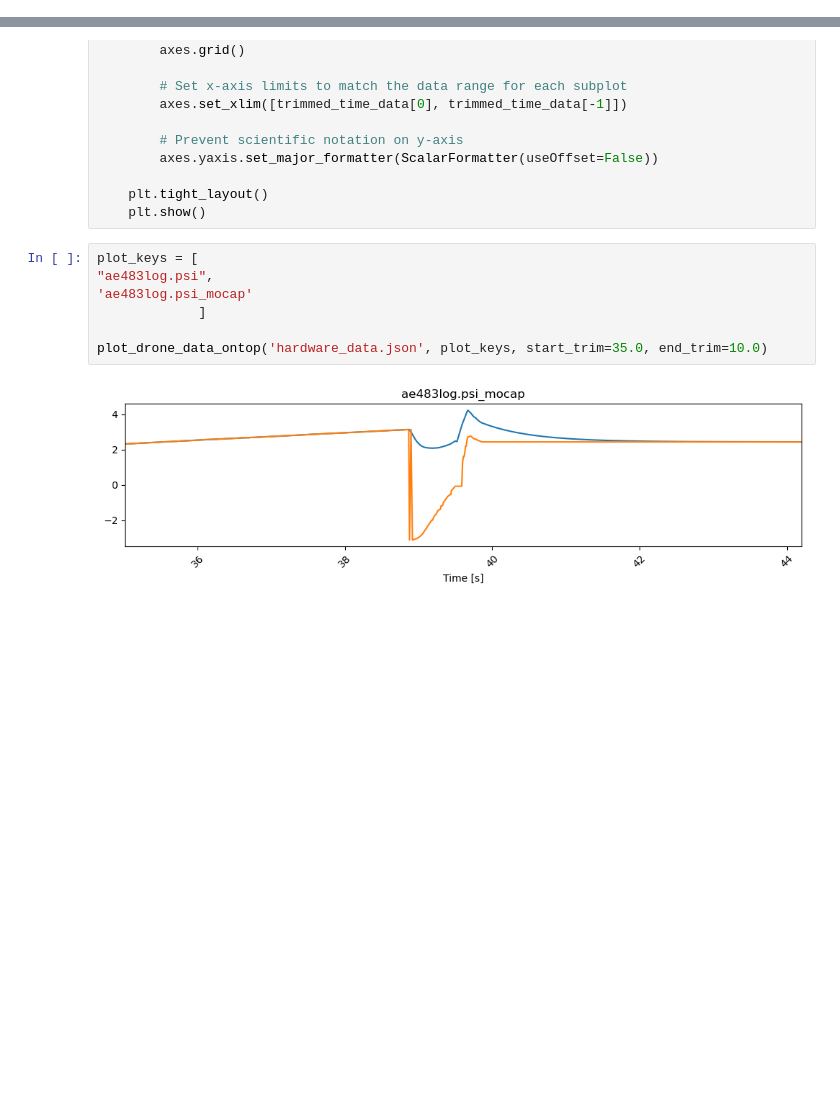
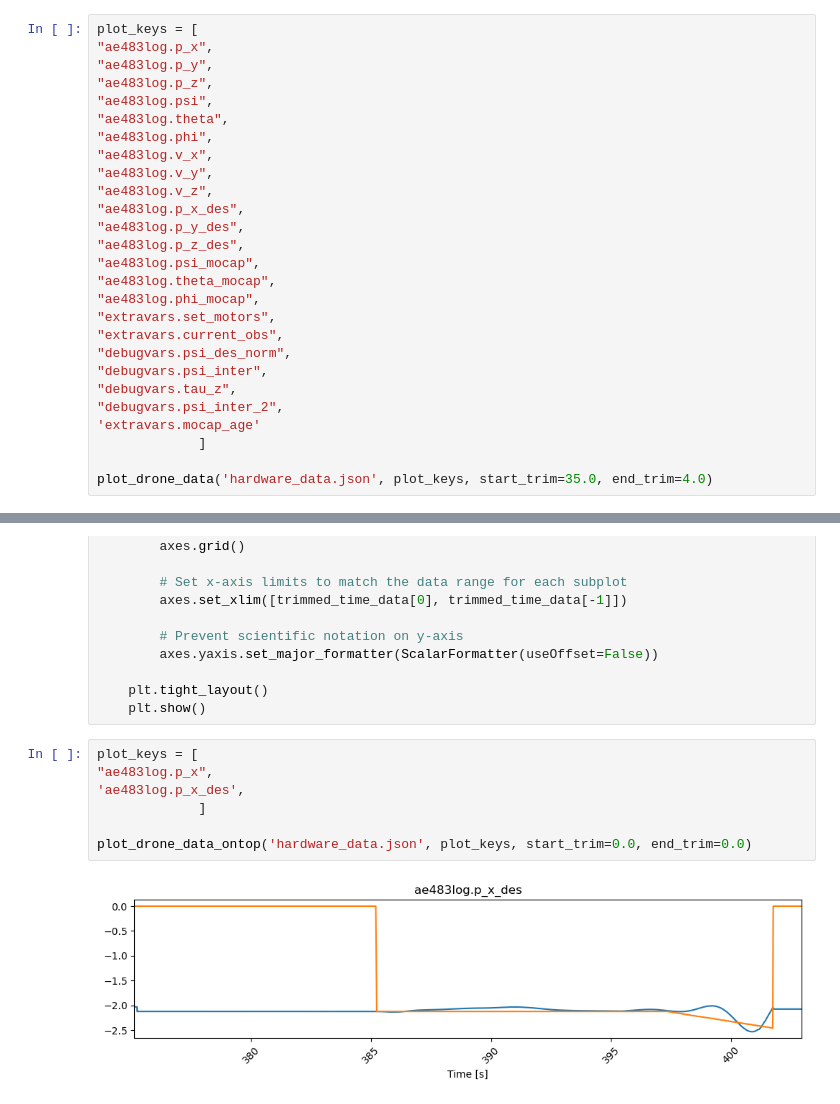
Before and after one commit to danthoney123/AE483FinalProject, a Jupyter notebook: crazyflie-client/testing/flight_analysis.ipynb, the cells around one changed output, grey strips where cells are left out. Saved outputs shown, nothing was run; the diff lists cells and outputs as text; blank space fills up the shorter version.

```diff
--- a/crazyflie-client/testing/flight_analysis.ipynb
+++ b/crazyflie-client/testing/flight_analysis.ipynb
@@ -114,0 +119,27 @@ plot_drone_data('hardware_data.json', plot_keys, start_trim=0.0, end_trim=00.0)
+# %%
+plot_keys = [
+"ae483log.p_x",
+"ae483log.p_y",
+"ae483log.p_z",
+"ae483log.psi",
+"ae483log.theta",
+"ae483log.phi",
+"ae483log.v_x",
+"ae483log.v_y",
+"ae483log.v_z",
+"ae483log.p_x_des",
+"ae483log.p_y_des",
+"ae483log.p_z_des",
+"ae483log.psi_mocap",
+"ae483log.theta_mocap",
+"ae483log.phi_mocap",
+"extravars.set_motors",
+"extravars.current_obs",
+"debugvars.psi_des_norm",
+"debugvars.psi_inter",
+"debugvars.tau_z",
+"debugvars.psi_inter_2",
+'extravars.mocap_age'
+             ]
+
+plot_drone_data('hardware_data.json', plot_keys, start_trim=35.0, end_trim=4.0)
@@ -165,10 +198,10 @@ def plot_drone_data_ontop(file_path, plot_keys, start_trim=0, end_trim=0):
     plt.show()
 # %%
 plot_keys = [
-"ae483log.psi",
-'ae483log.psi_mocap'
+"ae483log.p_x",
+'ae483log.p_x_des',
              ]
 
-plot_drone_data_ontop('hardware_data.json', plot_keys, start_trim=35.0, end_trim=10.0)
+plot_drone_data_ontop('hardware_data.json', plot_keys, start_trim=0.0, end_trim=0.0)
 # %% [output]
-[figure, old version]
+[figure, new version]
```
Also changed, not shown: parts of 6 cells of this notebook, 3 other files.
